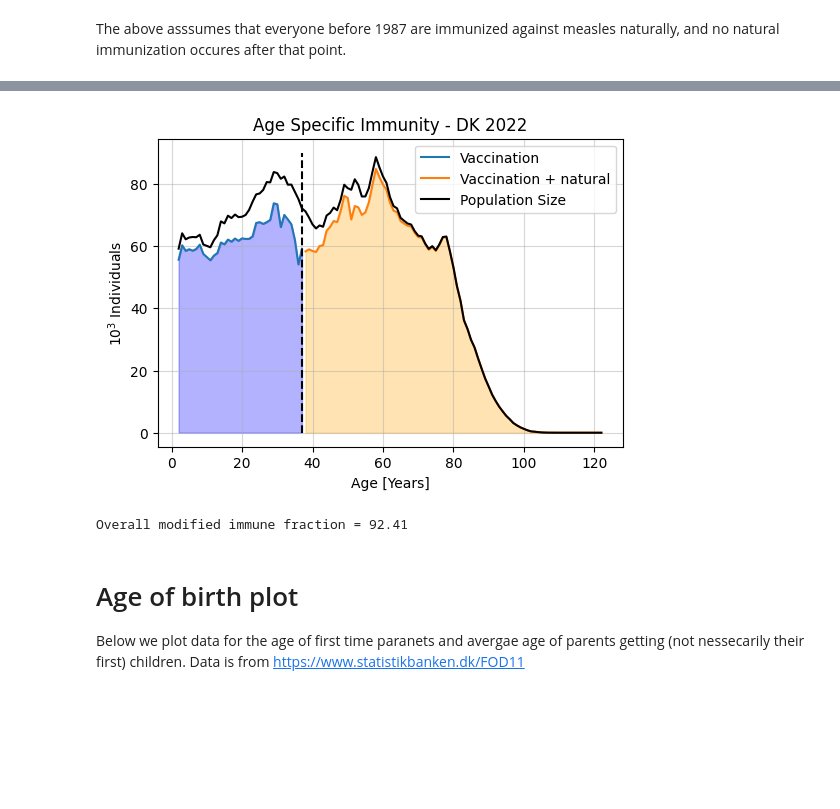
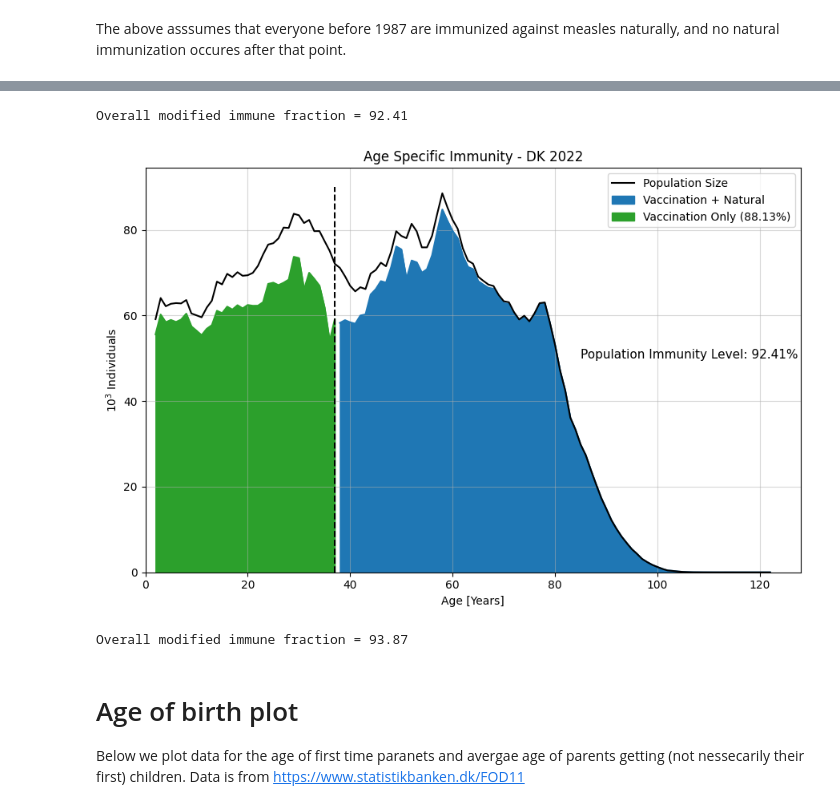
Before and after one commit to AlfredBendtzonHansen/measles-network-DK, a Jupyter notebook: vax_plots.ipynb, the cells around one changed output, grey strips where cells are left out. Saved outputs shown, nothing was run; the diff lists cells and outputs as text; code cells hidden in the pictures; blank space fills up the shorter version.

Commit message:
Added plots for data

```diff
--- a/vax_plots.ipynb
+++ b/vax_plots.ipynb
@@ -83,15 +84,13 @@ def equation(lambda_, R0, L):
 
 # Parameters (you can change these values)
 R0 = 12.0  # Reproduction number
-L = 80.0   #80 years seems about rigth for now (see above plot of population)
+L = 80.0   #80 years seems about right for now (see above plot of population)
 
 # Initial guess for lambda
 lambda_initial_guess = R0 / L
 
 # Solve for lambda using fsolve
-lambda_solution, info, ier, mesg = fsolve(
-    equation, lambda_initial_guess, args=(R0, L), full_output=True
-)
+lambda_solution, info, ier, mesg = fsolve(equation, lambda_initial_guess, args=(R0, L), full_output=True)
 
 if ier == 1:
     lambda_root = lambda_solution[0]
@@ -99,11 +98,6 @@ if ier == 1:
 else:
     print("Solution not found. Error message:")
     print(mesg)
-
-
-plt.figure()
-plt.plot(np.linspace(0,100),[natural_immunity(i,lambda_root) for i in np.linspace(0,100)])
-plt.show()
 
 #We load the vaccination rates for the children of age 12 before 1999
 mfr2 = pd.read_csv('Data/MFR2_pre99.csv', sep=";", thousands='.')
@@ -114,6 +108,7 @@ for i in range(len(df_before)):
         df_before.loc[36+i,"VACCINATIONRATE"] = natural_immunity(i+1, lambda_root) + (1-natural_immunity(i+1, lambda_root))*.01*mfr2[str(1999-i)]["MFR 2"]["Procent"]#i+1 important
     else:
         df_before.loc[36+i,"VACCINATIONRATE"] = natural_immunity(i+1, lambda_root)
+
 # Calculate the total number of vaccinated people before 1987
 df_before['Total Vaccinated'] = df_before['POPULATION'] * df_before['VACCINATIONRATE']
 # %% [output]
@@ -125,33 +119,44 @@ Try using .loc[row_indexer,col_indexer] = value instead
 See the caveats in the documentation: https://pandas.pydata.org/pandas-docs/stable/user_guide/indexing.html#returning-a-view-versus-a-copy
   df_before['Total Vaccinated'] = df_before['POPULATION'] * df_before['VACCINATIONRATE']
 # %%
+#pre 1987 immunity
+modified_df = pd.concat([df_above,df_before])
+immune_all_mod = np.average(np.asarray(modified_df['VACCINATIONRATE']), weights= np.asarray(modified_df['POPULATION']))
+print(f'Overall modified immune fraction = {round(immune_all_mod*100,2)}')
+
 # Plot the total vaccinated people as a function of birth year
-plt.figure(figsize=(6, 4))
-plt.plot(df_above['AGE'], df_above['Total Vaccinated']/1000, linestyle='-', label = "Vaccination")
-plt.plot(df_before['AGE'], df_before['Total Vaccinated']/1000, linestyle='-', label = "Vaccination + natural")
+plt.figure(figsize=(9, 6))
+plt.plot(df_above['AGE'], df_above['Total Vaccinated']/1000,color = '#2ca02c',linestyle='-')
+plt.plot(df_before['AGE'], df_before['Total Vaccinated']/1000, color='#1f77b4',linestyle='-')
 plt.plot(df['AGE'], df['POPULATION']/1000, 'k-', label = "Population Size")
 plt.title('Age Specific Immunity - DK 2022')
 plt.xlabel('Age [Years]')
 plt.ylabel(f'$10^{3}$ Individuals')
 plt.grid(True, alpha = .5)
 plt.vlines(x = 2022-1987+2, ymin = 0, ymax = 90, color = "black", linestyles="--")
-plt.fill_between(df_before['AGE'], df_before['Total Vaccinated']/1000, color='orange', alpha=0.3)
-plt.fill_between(df_above['AGE'], df_above['Total Vaccinated']/1000, color='blue', alpha=0.3)
+plt.fill_between(df_before['AGE'], df_before['Total Vaccinated']/1000, color='#1f77b4', alpha=1, label = "Vaccination + Natural")
+plt.fill_between(df_above['AGE'], df_above['Total Vaccinated']/1000, color='#2ca02c', alpha=1, label = f"Vaccination Only ({round(immune_post1987*100,2)}%)")
+
+plt.tight_layout()
+plt.ylim(ymin = 0)
+plt.xlim(xmin = 0)
+
+plt.text(85, 50, f"Population Immunity Level: {round(immune_all_mod*100,2)}%", fontsize=11)
+
+plt.legend()
 
 
-
-
-plt.legend()
 plt.savefig("Plots/VaxvsPop_nat.pdf", dpi = 400)
 plt.show()
 # %% [output]
+Overall modified immune fraction = 92.41
-[figure, old version]
+[figure, new version]
 # %%
 modified_df = pd.concat([df_above,df_before])
 immune_all_mod = np.average(np.asarray(modified_df['VACCINATIONRATE']), weights= np.asarray(modified_df['POPULATION']))
 print(f'Overall modified immune fraction = {round(immune_all_mod*100,2)}')
 # %% [output]
-Overall modified immune fraction = 92.41
+Overall modified immune fraction = 93.87
 # %% [markdown]
 # Age of birth plot
 Below we plot data for the age of first time paranets and avergae age of parents getting (not nessecarily their first) children.
```
Also changed, not shown: parts of 11 cells of this notebook, 8 other files.
